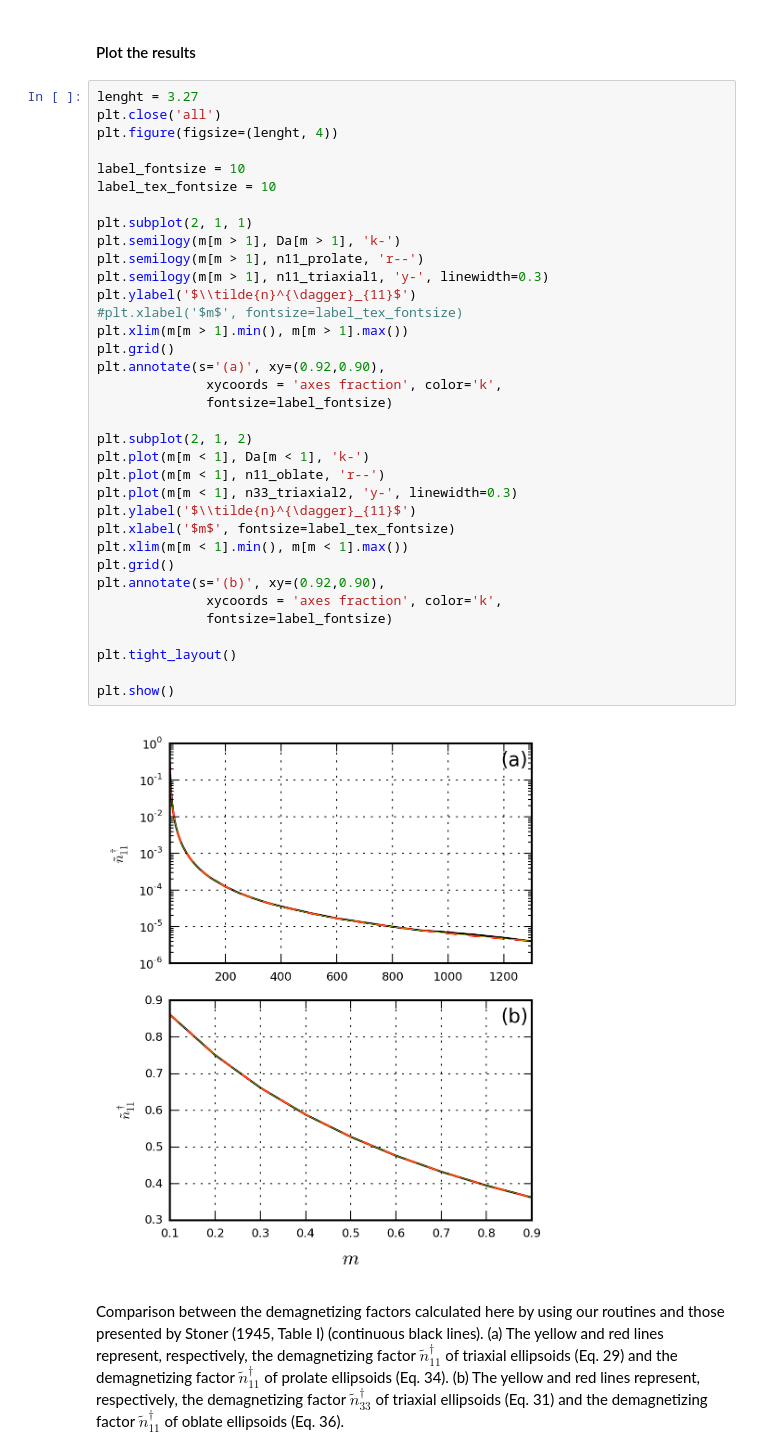
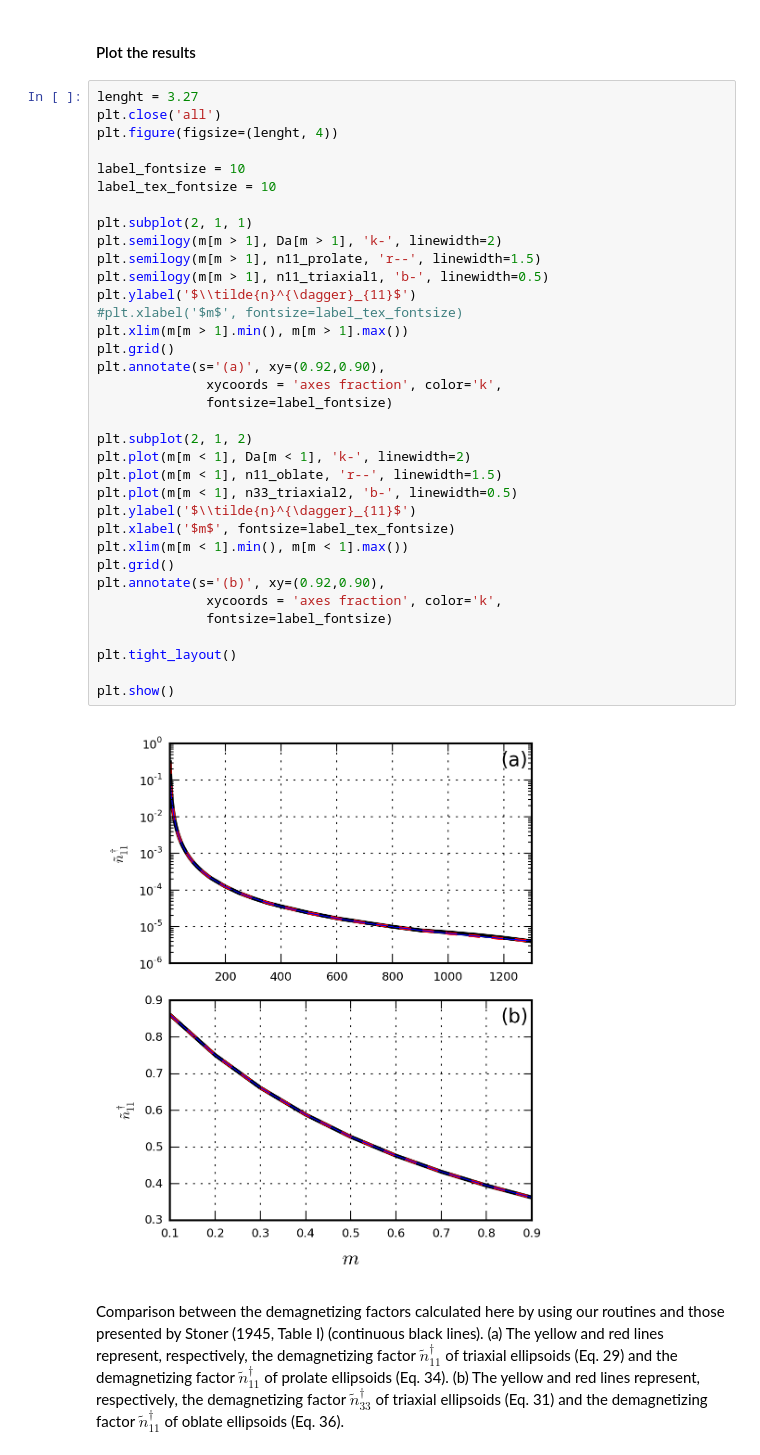
Before and after one commit to pinga-lab/magnetic-ellipsoid, a Jupyter notebook: code/demagnetizing_factors_Stoner1945.ipynb, the cells around one changed output. Saved outputs shown, nothing was run; the diff lists cells and outputs as text.

```diff
--- a/code/demagnetizing_factors_Stoner1945.ipynb
+++ b/code/demagnetizing_factors_Stoner1945.ipynb
@@ -225,39 +225,39 @@ for ai in a:
 # %%
 lenght = 3.27
 plt.close('all')
 plt.figure(figsize=(lenght, 4))
 
 label_fontsize = 10
 label_tex_fontsize = 10
 
 plt.subplot(2, 1, 1)
-plt.semilogy(m[m > 1], Da[m > 1], 'k-')
-plt.semilogy(m[m > 1], n11_prolate, 'r--')
-plt.semilogy(m[m > 1], n11_triaxial1, 'y-', linewidth=0.3)
+plt.semilogy(m[m > 1], Da[m > 1], 'k-', linewidth=2)
+plt.semilogy(m[m > 1], n11_prolate, 'r--', linewidth=1.5)
+plt.semilogy(m[m > 1], n11_triaxial1, 'b-', linewidth=0.5)
 plt.ylabel('$\\tilde{n}^{\dagger}_{11}$')
 #plt.xlabel('$m$', fontsize=label_tex_fontsize)
 plt.xlim(m[m > 1].min(), m[m > 1].max())
 plt.grid()
 plt.annotate(s='(a)', xy=(0.92,0.90),
               xycoords = 'axes fraction', color='k',
               fontsize=label_fontsize)
 
 plt.subplot(2, 1, 2)
-plt.plot(m[m < 1], Da[m < 1], 'k-')
-plt.plot(m[m < 1], n11_oblate, 'r--')
-plt.plot(m[m < 1], n33_triaxial2, 'y-', linewidth=0.3)
+plt.plot(m[m < 1], Da[m < 1], 'k-', linewidth=2)
+plt.plot(m[m < 1], n11_oblate, 'r--', linewidth=1.5)
+plt.plot(m[m < 1], n33_triaxial2, 'b-', linewidth=0.5)
 plt.ylabel('$\\tilde{n}^{\dagger}_{11}$')
 plt.xlabel('$m$', fontsize=label_tex_fontsize)
 plt.xlim(m[m < 1].min(), m[m < 1].max())
 plt.grid()
 plt.annotate(s='(b)', xy=(0.92,0.90),
               xycoords = 'axes fraction', color='k',
               fontsize=label_fontsize)
 
 plt.tight_layout()
 
 plt.show()
 # %% [output]
-[figure, old version]
+[figure, new version]
 # %% [markdown]
 Comparison between the demagnetizing factors calculated here by using our routines and those presented by Stoner (1945, Table I) (continuous black lines). (a) The yellow and red lines represent, respectively, the demagnetizing factor $\tilde{n}^{\dagger}_{11}$ of triaxial ellipsoids (Eq. 29) and the demagnetizing factor $\tilde{n}^{\dagger}_{11}$ of prolate ellipsoids (Eq. 34). (b) The yellow and red lines represent, respectively, the demagnetizing factor $\tilde{n}^{\dagger}_{33}$ of triaxial ellipsoids (Eq. 31) and the demagnetizing factor $\tilde{n}^{\dagger}_{11}$ of oblate ellipsoids (Eq. 36).
```
Also changed, not shown: 13 other files.
